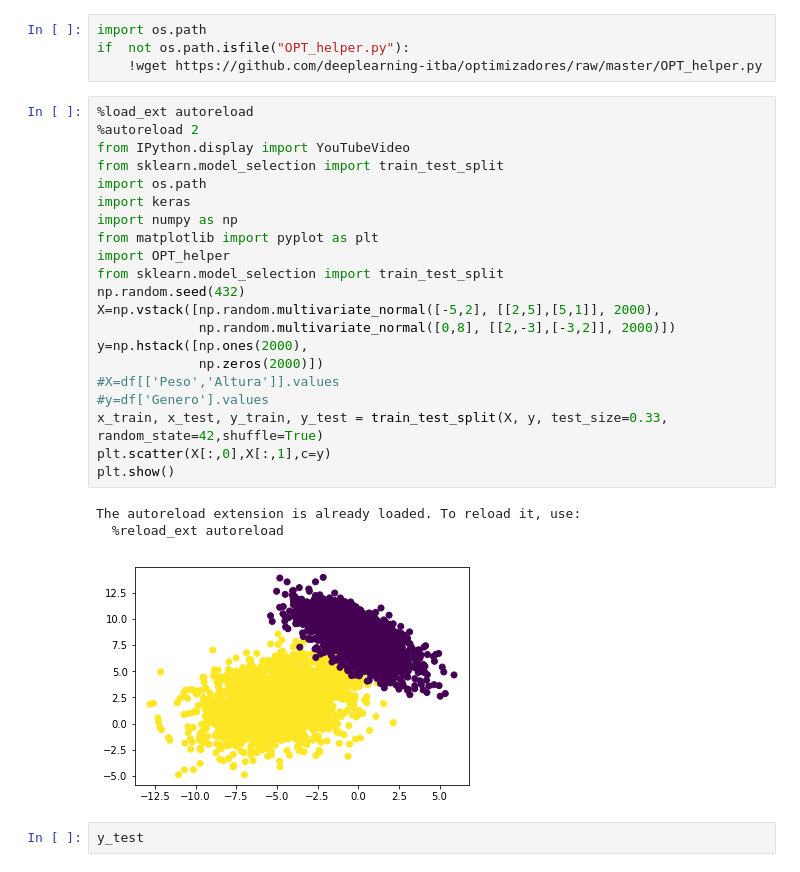
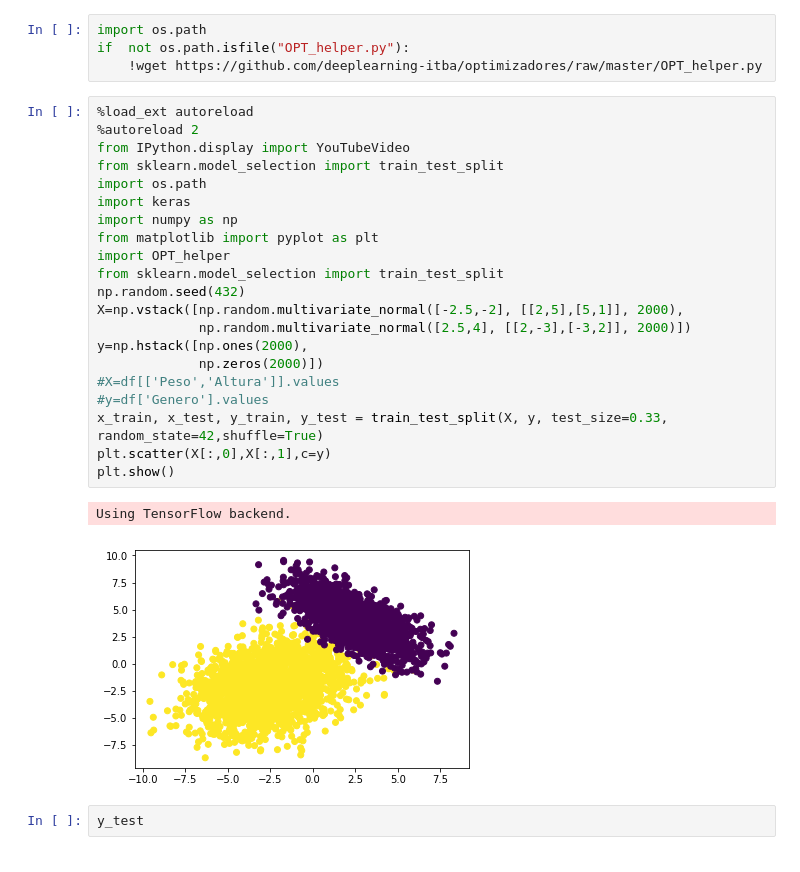
Before and after one commit to deeplearning-itba/optimizadores, a Jupyter notebook: 05 - Variaciones de Adam.ipynb, the cells around one changed output. Cells and saved outputs as stored; diff of their text form.

```diff
--- a/05 - Variaciones de Adam.ipynb
+++ b/05 - Variaciones de Adam.ipynb
@@ -5,28 +5,27 @@ if  not os.path.isfile("OPT_helper.py"):
 # %%
 %load_ext autoreload
 %autoreload 2
 from IPython.display import YouTubeVideo
 from sklearn.model_selection import train_test_split
 import os.path
 import keras
 import numpy as np
 from matplotlib import pyplot as plt
 import OPT_helper
 from sklearn.model_selection import train_test_split
 np.random.seed(432)
-X=np.vstack([np.random.multivariate_normal([-5,2], [[2,5],[5,1]], 2000),
-             np.random.multivariate_normal([0,8], [[2,-3],[-3,2]], 2000)])
+X=np.vstack([np.random.multivariate_normal([-2.5,-2], [[2,5],[5,1]], 2000),
+             np.random.multivariate_normal([2.5,4], [[2,-3],[-3,2]], 2000)])
 y=np.hstack([np.ones(2000),
              np.zeros(2000)])
 #X=df[['Peso','Altura']].values
 #y=df['Genero'].values
 x_train, x_test, y_train, y_test = train_test_split(X, y, test_size=0.33, random_state=42,shuffle=True)
 plt.scatter(X[:,0],X[:,1],c=y)
 plt.show()
 # %% [output]
-The autoreload extension is already loaded. To reload it, use:
-  %reload_ext autoreload
+Using TensorFlow backend.
-[figure, old version]
+[figure, new version]
 # %%
 y_test
 # %% [output]
```
Also changed, not shown: parts of 5 cells of this notebook, 7 other files.
